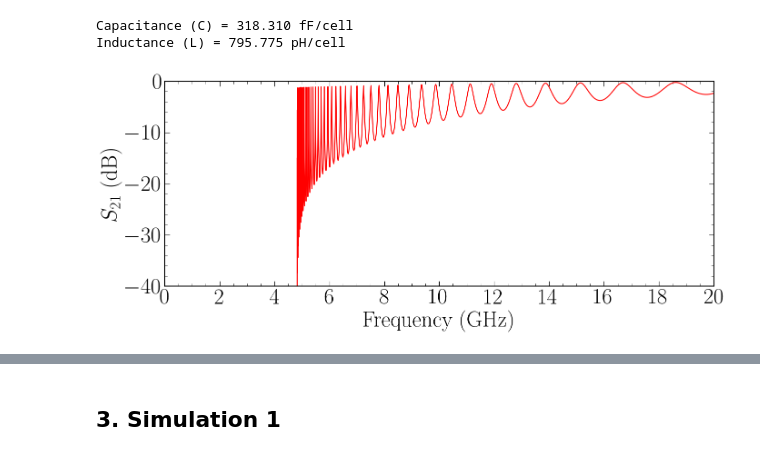
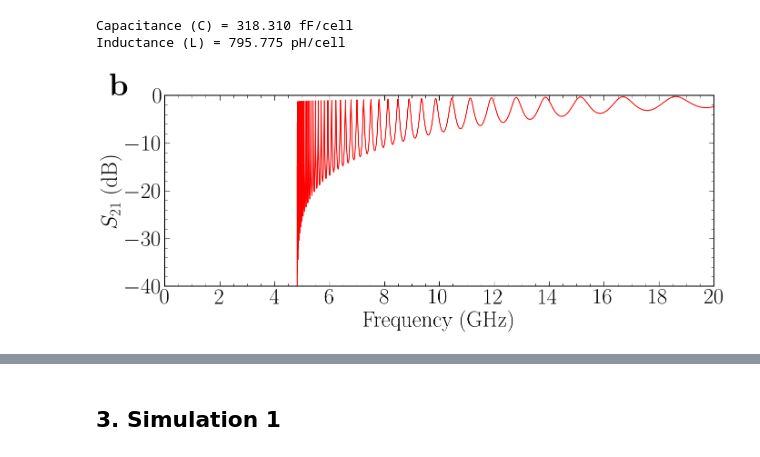
Before and after one commit to asantanah/code_for_paper, a Jupyter notebook: Artigo_simulations_.ipynb, the cells around one changed output, grey strips where cells are left out. Drawn from its saved outputs; the diff is of its cells as text; code cells hidden in the pictures.

```diff
--- a/Artigo_simulations_.ipynb
+++ b/Artigo_simulations_.ipynb
@@ -74,47 +74,46 @@ Inductance (L) = 795.775 pH/cell
 # %%
 data_s21_artigo = loadtxt(r'Data/S21parameter_cutoff5GHz.txt')
 
 x_list_s21artigo = data_s21_artigo[:,0]
 y_list_s21artigo = data_s21_artigo[:,1]
 
-fig, axes2 = plt.subplots(1, 1, figsize=(14, 6)) #14,7
+fig, axes1 = plt.subplots(1, 1, figsize=(14, 6)) #14,7
 
-axes2.plot(x_list_s21artigo, y_list_s21artigo, color='red', linestyle='-', label=r'Delta', lw=1.5)
+axes1.plot(x_list_s21artigo, y_list_s21artigo, color='red', linestyle='-', label=r'Delta', lw=1.5)
 
-axes2.set_xlabel(r'Frequency (GHz)', rotation=0, fontsize=35)
-axes2.set_ylabel(
+axes1.set_xlabel(r'Frequency (GHz)', rotation=0, fontsize=35)
+axes1.set_ylabel(
     r'$S_{21}$ (dB)', rotation=90, fontsize=35)
 
-axes2.tick_params(axis='both', which='major', length = 8, direction='in', labelsize=35)
-axes2.tick_params(axis='both', which='minor', length = 4, direction='in', labelsize=35)
-#axes2.yaxis.tick_right()
-axes2.xaxis.set_ticks_position('both')
-axes2.yaxis.set_ticks_position('both')
-#axes2.legend(loc=2, fontsize=23, frameon=False)
+axes1.tick_params(axis='both', which='major', length = 8, direction='in', labelsize=35)
+axes1.tick_params(axis='both', which='minor', length = 4, direction='in', labelsize=35)
+#axes1.yaxis.tick_right()
+axes1.xaxis.set_ticks_position('both')
+axes1.yaxis.set_ticks_position('both')
+#axes1.legend(loc=2, fontsize=23, frameon=False)
 
-#axes2.set_xlim(0, 5778.04)
-axes2.set_ylim(-40, 0)
-axes2.set_xlim(0, 20)
+#axes1.set_xlim(0, 5778.04)
+axes1.set_ylim(-40, 0)
+axes1.set_xlim(0, 20)
 
-start, end = axes2.get_ylim()
-axes2.xaxis.set_ticks(arange(0, 20+1, 2))
-axes2.yaxis.set_ticks(arange(start, end+1, 10))
+start, end = axes1.get_ylim()
+axes1.xaxis.set_ticks(arange(0, 20+1, 2))
+axes1.yaxis.set_ticks(arange(start, end+1, 10))
 
-axes2.xaxis.set_minor_locator(AutoMinorLocator())
-axes2.yaxis.set_minor_locator(AutoMinorLocator())
+axes1.xaxis.set_minor_locator(AutoMinorLocator())
+axes1.yaxis.set_minor_locator(AutoMinorLocator())
 
-axes2.set_ylim(-40, 0)
-axes2.set_xlim(0, 20)
+axes1.set_ylim(-40, 0)
+axes1.set_xlim(0, 20)
 
-#axes2.text(0.5, -25, r"Forbidden band", color='black', fontsize=35, rotation=-45)
-#axes2.text(12, -25, r"LHTL band", color='red', fontsize=35, rotation=-45)
+axes1.text(-2, 0, r"$\mathbf{b}$", color='black', fontsize=50)
 
 plt.margins(x=0.01, y=0.01)
 plt.tight_layout()
 
 if( saveImages == True):
-    plt.savefig(r'Results/S21_simulacaoCST_artigo.png')
-    plt.savefig(r'Results/S21_simulacaoCST_artigo.pdf')
+    plt.savefig(r'Results/fig02_S21_simulacaoCST_artigo.png')
+    plt.savefig(r'Results/fig02_S21_simulacaoCST_artigo.pdf')
 plt.show()
 # %% [output]
-[figure, old version]
+[figure, new version]
```
Also changed, not shown: parts of 16 cells of this notebook, 11 other files.
